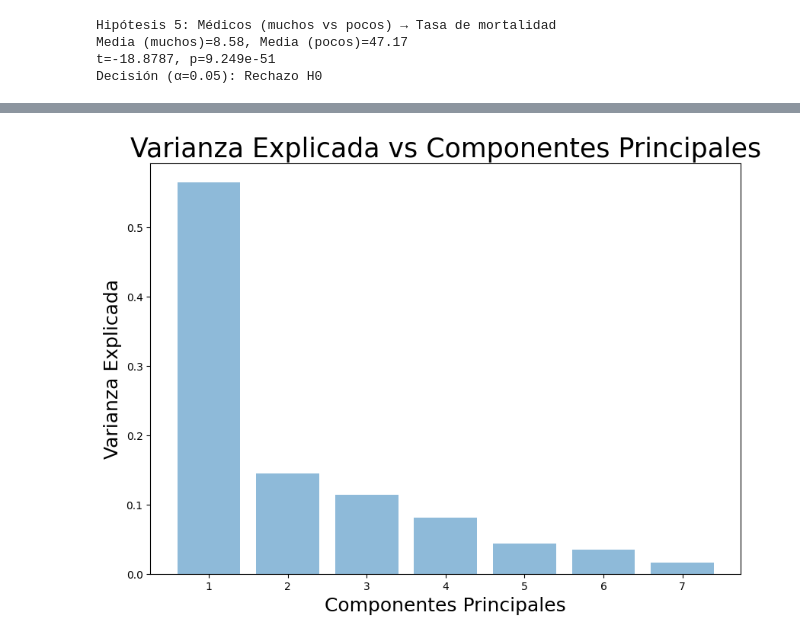
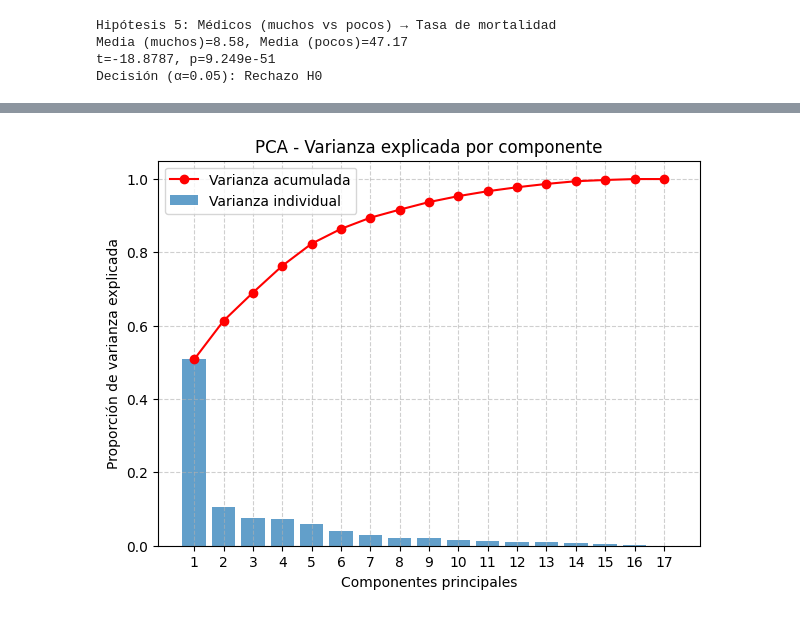
Before and after one commit to Kenji721/UN_data_Analysis, a Jupyter notebook: notebooks/5.statistical_analisis.ipynb, the cells around one changed output, grey strips where cells are left out. Drawn from its saved outputs; the diff is of its cells as text; code cells hidden in the pictures.

```diff
--- a/notebooks/5.statistical_analisis.ipynb
+++ b/notebooks/5.statistical_analisis.ipynb
@@ -279,0 +264,24 @@ ValueError: could not convert string to float: 'Year'
+# %%
+vars_pca = [
+    COL["health_exp_gdp"],
+    COL["fertility"],
+    COL["life_expect"],
+    COL["school_primary"],
+    COL["school_secondary"],
+    COL["physicians"],
+    COL["dev_index"],
+    "Economy: Agriculture (% of Gross Value Added)",
+    "Fertility rate, total (live births per woman)",
+    "Population age distribution - 60+ years (%)",
+    "Under five mortality rate (per 1000 live births)",
+    "Economy: Services and other activity (% of GVA)",
+    "Energy supply per capita (Gigajoules)",
+    "Population growth rate (average annual %)",
+    "Employment in industry (% of employed)",
+    "International trade: exports (million current US$)",
+    "International trade: imports (million current US$)"
+]
+
+
+
+df_pca = df[vars_pca].dropna()
@@ -280,15 +331,20 @@ ValueError: could not convert string to float: 'Year'
 # %%
 pca = PCA(None)
 X_pca = pca.fit_transform(X_std)
 var_exp = pca.explained_variance_ratio_
+var_exp_acum = np.cumsum(var_exp)
 
 
-background_color = "#ffffff"
-fig = plt.figure(figsize=(10,7), facecolor=background_color)
-plt.bar(range(1, len(var_exp)+1), var_exp, alpha=0.5, align='center')
-plt.ylabel('Varianza Explicada',  fontsize = 18)
-plt.xlabel('Componentes Principales', fontsize = 18)
-plt.title('Varianza Explicada vs Componentes Principales', fontsize = 25)
+plt.figure(figsize=(7,5))
+plt.bar(range(1, len(var_exp)+1), var_exp, alpha=0.7, label="Varianza individual")
+plt.plot(range(1, len(var_exp)+1), var_exp_acum, marker="o", color="red", label="Varianza acumulada")
+
+plt.xlabel("Componentes principales")
+plt.ylabel("Proporción de varianza explicada")
+plt.title("PCA - Varianza explicada por componente")
+plt.xticks(range(1, len(var_exp)+1))
+plt.legend()
+plt.grid(True, linestyle="--", alpha=0.6)
 plt.show()
 # %% [output]
-[figure, old version]
+[figure, new version]
```
Also changed, not shown: parts of 7 cells of this notebook.
